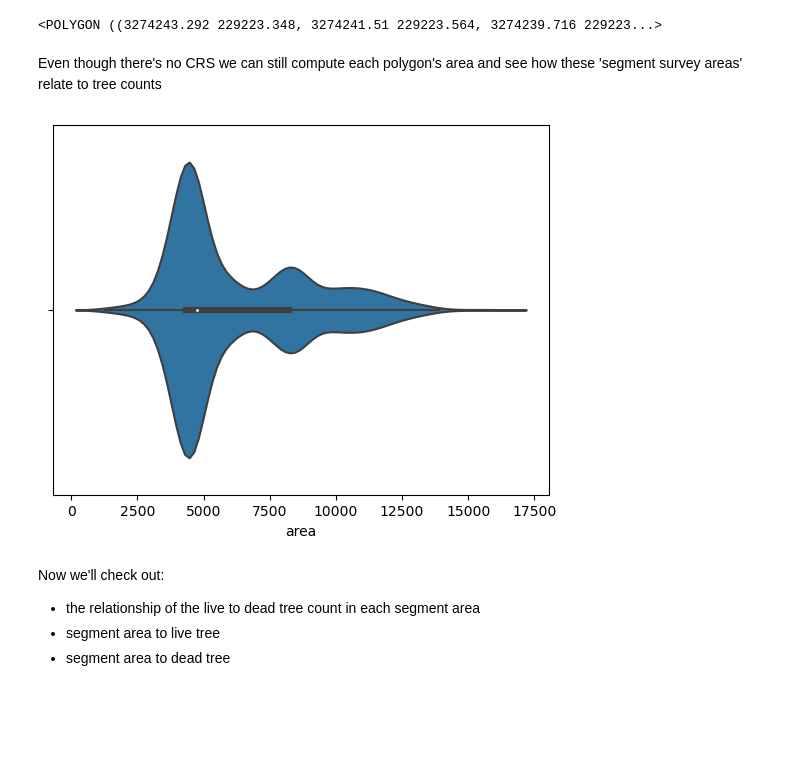
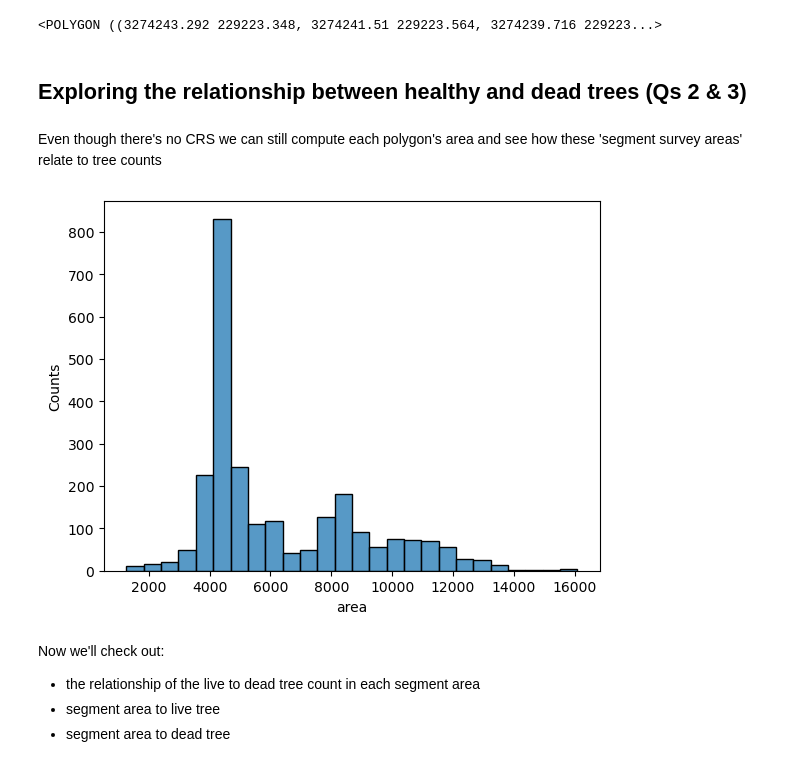
Before and after one commit to kyle-woodward/overstory, a Jupyter notebook: kyle_woodward_senior_wildfire_data_scientist.ipynb, the cells around one changed output. Saved outputs shown, nothing was run; the diff lists cells and outputs as text; code cells hidden in the pictures; blank space fills up the shorter version.

```diff
--- a/kyle_woodward_senior_wildfire_data_scientist.ipynb
+++ b/kyle_woodward_senior_wildfire_data_scientist.ipynb
@@ -101,18 +116,19 @@ gdf.iloc[0].geometry
 gdf.iloc[1].geometry
 # %% [output]
 <POLYGON ((3274243.292 229223.348, 3274241.51 229223.564, 3274239.716 229223...>
+# %% [markdown]
+## Exploring the relationship between healthy and dead trees (Qs 2 & 3)
 # %% [markdown]
 Even though there's no CRS we can still compute each polygon's area and see how these 'segment survey areas' relate to tree counts
 # %%
-import seaborn as sns
-
 # make an area column and plot a histogram of the areas
 # assume values to represent sq meters
 gdf['area'] = gdf.geometry.area
-sns.violinplot(x=gdf['area'])
+sns.histplot(gdf['area'], kde=False)
+plt.ylabel('Counts')
 plt.show()
 # %% [output]
-[figure, old version]
+[figure, new version]
 # %% [markdown]
 Now we'll check out:
 * the relationship of the live to dead tree count in each segment area
```
Also changed, not shown: parts of 39 cells of this notebook.
